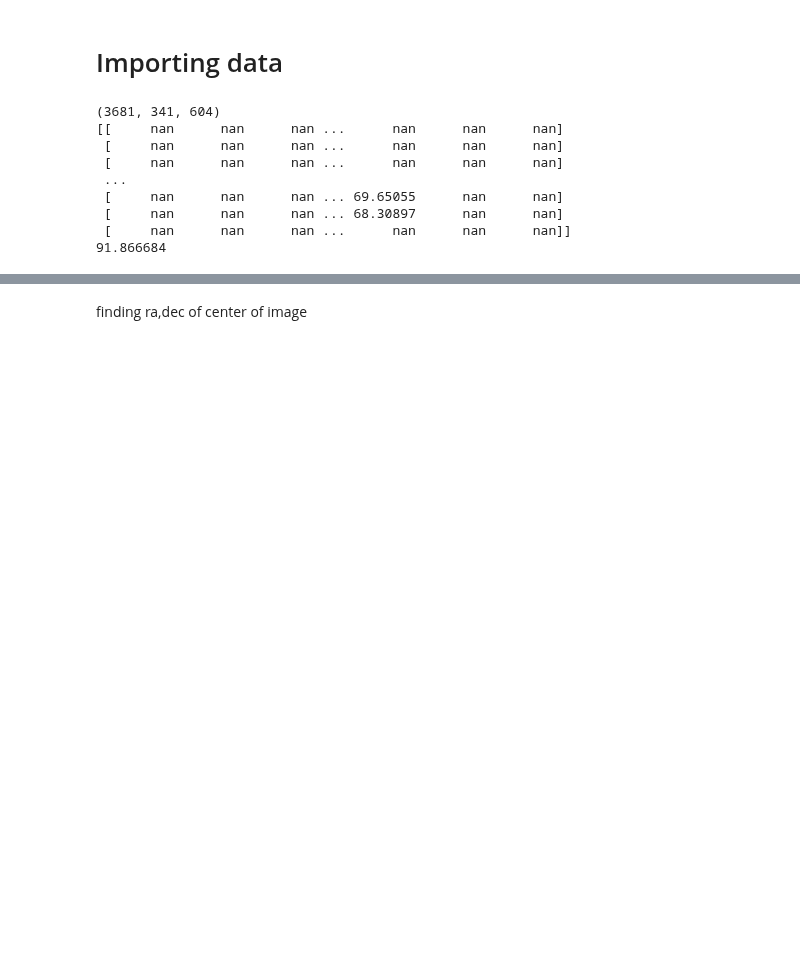
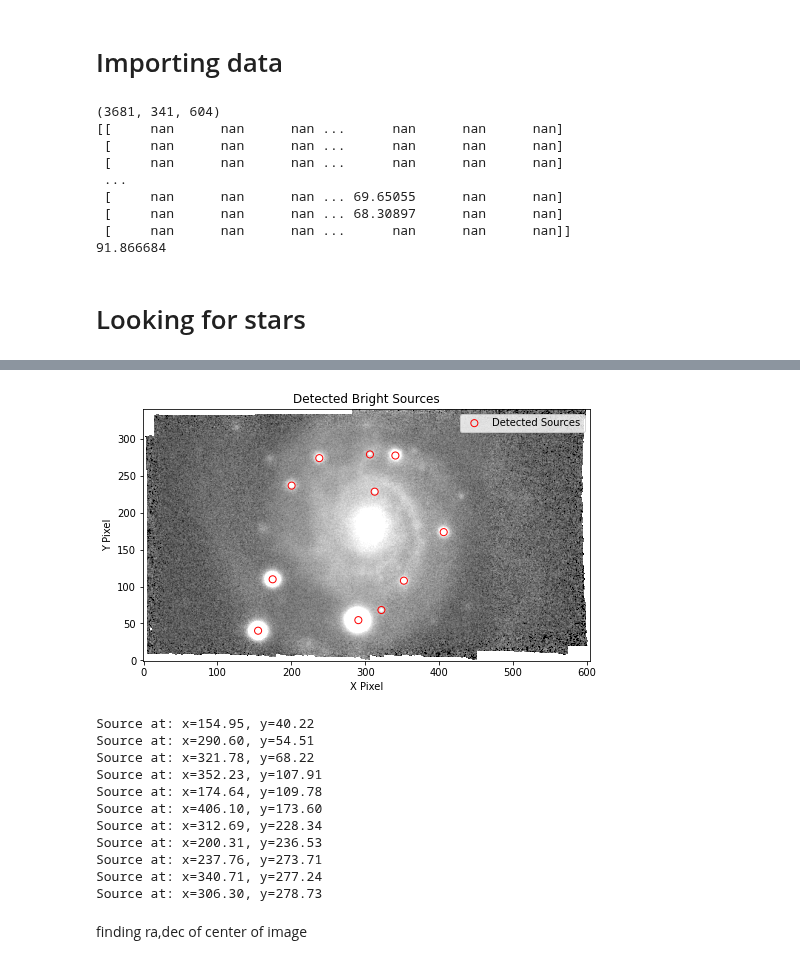
Before and after one commit to rita-png/extinction-ifs, a Jupyter notebook: cubes-Na.ipynb, the cells around one changed output, grey strips where cells are left out. Drawn from its saved outputs; the diff is of its cells as text; code cells hidden in the pictures; blank space fills up the shorter version.

```diff
--- a/cubes-Na.ipynb
+++ b/cubes-Na.ipynb
@@ -45,0 +43,35 @@ sources_int = sources.astype(int)
+# %% [markdown]
+# Looking for stars
+# %%
+na_rest=5890
+
+i=findWavelengths(wave, na_rest)[1]
+
+
+image = cube[i+10]
+
+if image.ndim == 3:
+    image = np.mean(image, axis=-1)
+
+mean, median, std = sigma_clipped_stats(image, sigma=20.0)
+
+# using DAOStarFinder to detect stars
+daofind = DAOStarFinder(fwhm=8.0, threshold=3.0*std)
+sources = daofind(image - median)
+
+x_coords, y_coords = sources['xcentroid'], sources['ycentroid']
+
+plt.figure(figsize=(8,6))
+norm = simple_norm(image, 'sqrt')  # Better contrast
+lo,up = np.nanpercentile(image,2),np.nanpercentile(image,98)
+plt.imshow(image, cmap='gray', norm=norm, origin='lower',clim=(lo,up))
+plt.scatter(x_coords, y_coords, s=50, edgecolor='red', facecolor='none', label="Detected Sources")
+plt.legend()
+plt.xlabel("X Pixel")
+plt.ylabel("Y Pixel")
+plt.title("Detected Bright Sources")
+plt.show()
+
+for x, y in zip(x_coords, y_coords):
+    print(f"Source at: x={x:.2f}, y={y:.2f}")
+# %% [output]
@@ -46,3 +79,15 @@ sources_int = sources.astype(int)
+[figure, added]
+Source at: x=154.95, y=40.22
+Source at: x=290.60, y=54.51
+Source at: x=321.78, y=68.22
+Source at: x=352.23, y=107.91
+Source at: x=174.64, y=109.78
+Source at: x=406.10, y=173.60
+Source at: x=312.69, y=228.34
+Source at: x=200.31, y=236.53
+Source at: x=237.76, y=273.71
+Source at: x=340.71, y=277.24
+Source at: x=306.30, y=278.73
 # %% [markdown]
 finding ra,dec of center of image
 # %%
```
Also changed, not shown: parts of 18 cells of this notebook, 1 other file.
